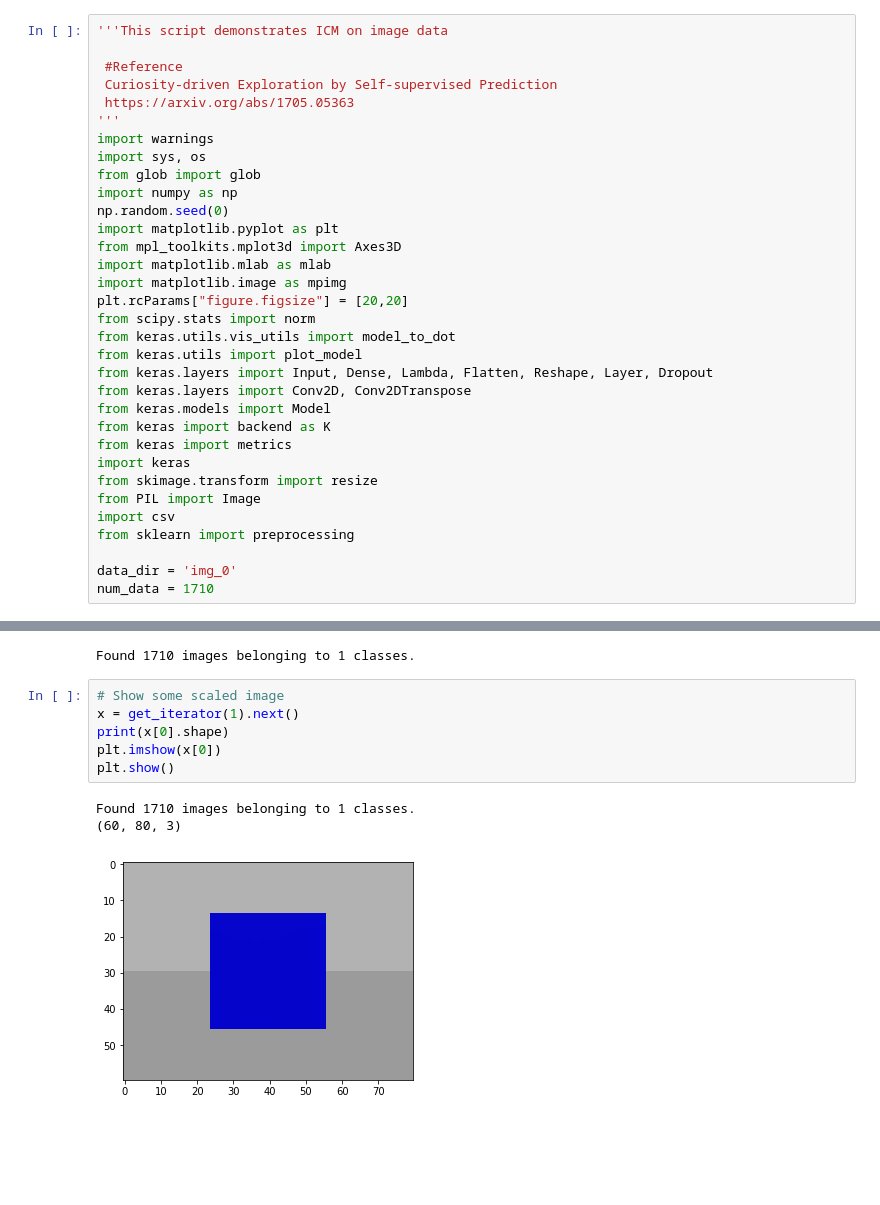
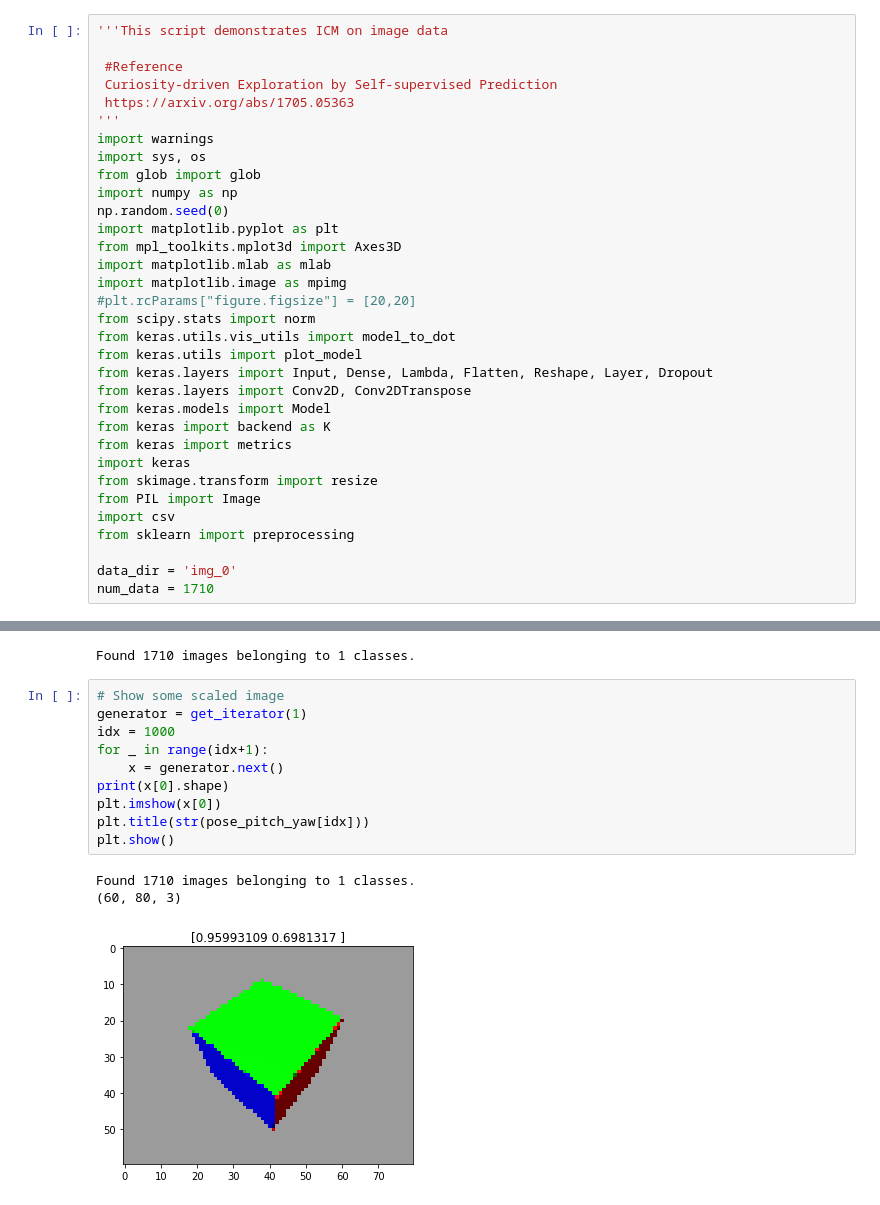
Before and after one commit to tik0/2019_QUT_DAAD_DEMO, a Jupyter notebook: notebooks/ICM_rubiks_simple.ipynb, the cells around one changed output, grey strips where cells are left out. Drawn from its saved outputs; the diff is of its cells as text; blank space fills up the shorter version.

```diff
--- a/notebooks/ICM_rubiks_simple.ipynb
+++ b/notebooks/ICM_rubiks_simple.ipynb
@@ -14,7 +14,7 @@ import matplotlib.pyplot as plt
 from mpl_toolkits.mplot3d import Axes3D
 import matplotlib.mlab as mlab
 import matplotlib.image as mpimg
-plt.rcParams["figure.figsize"] = [20,20]
+#plt.rcParams["figure.figsize"] = [20,20]
 from scipy.stats import norm
 from keras.utils.vis_utils import model_to_dot
 from keras.utils import plot_model
@@ -62,14 +62,18 @@ X_train = get_iterator(num_data).next()
 Found 1710 images belonging to 1 classes.
 # %%
 # Show some scaled image
-x = get_iterator(1).next()
+generator = get_iterator(1)
+idx = 1000
+for _ in range(idx+1):
+    x = generator.next()
 print(x[0].shape)
 plt.imshow(x[0])
+plt.title(str(pose_pitch_yaw[idx]))
 plt.show()
 # %% [output]
 Found 1710 images belonging to 1 classes.
 (60, 80, 3)
-[figure, old version]
+[figure, new version]
 # %%
 # Create the action/perception tuples
 num_tuples = int(10 * num_data)
```
Also changed, not shown: parts of 7 cells of this notebook.
